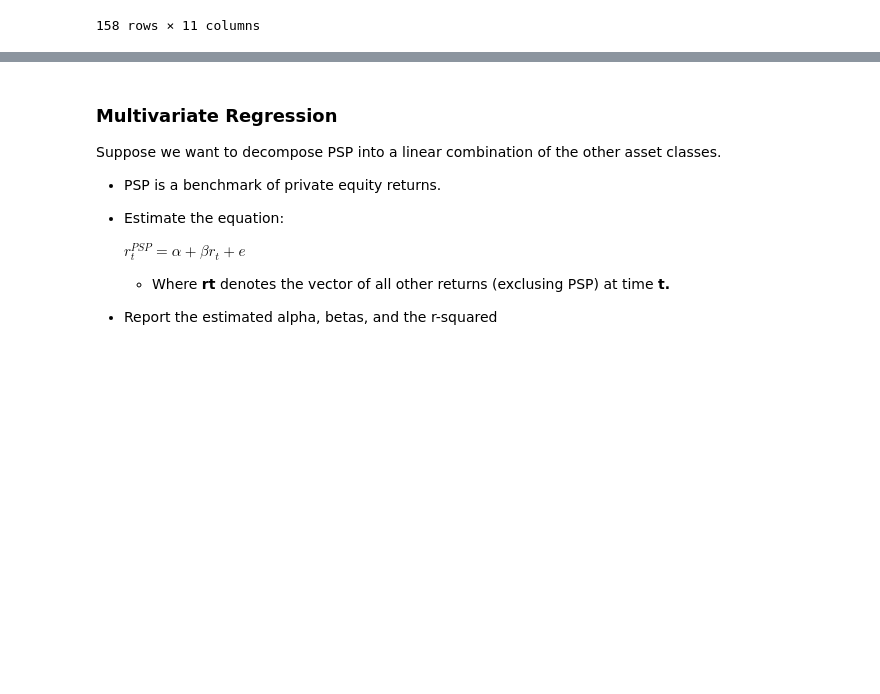
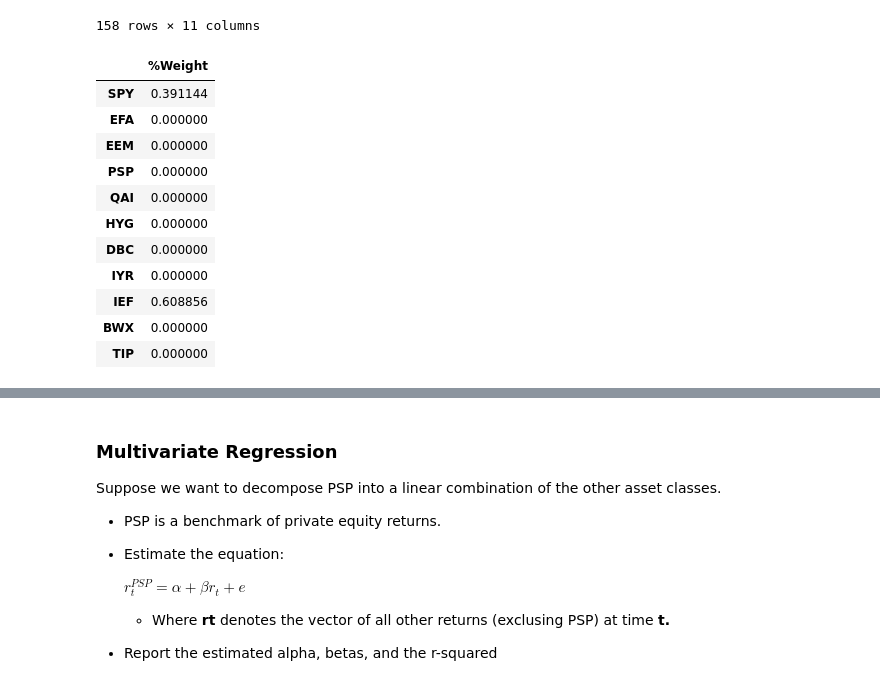
Before and after one commit to dcstein22/economics, a Jupyter notebook: homework_2.ipynb, the cells around one changed output, grey strips where cells are left out. Drawn from its saved outputs; the diff is of its cells as text; code cells hidden in the pictures; blank space fills up the shorter version.

```diff
--- a/homework_2.ipynb
+++ b/homework_2.ipynb
@@ -170,6 +170,30 @@ rets_excess
 | 2022-04-30 | -0.087479 | -0.067101 | -0.061061 | -0.125388 | -0.033108 | -0.041513 | 0.056699 | -0.041014 | -0.041992 | -0.069406 | -0.021540 |
 | 2022-05-31 | -0.054868 | -0.013247 | -0.029831 | -0.044050 | -0.017009 | -0.023135 | 0.015047 | -0.086066 | 0.010676 | -0.000076 | -0.013325 |
 158 rows × 11 columns
+# %%
+Ntime, Nassets = rets_excess.shape
+# %%
+# Optimal Portfolio Via Non-Negative Least Squares Regression
+
+beta = LinearRegression(fit_intercept = False, positive = True).fit(rets_excess, np.ones((Ntime, 1))).coef_.transpose()
+# %%
+beta /= beta.sum()
+# %%
+beta = pd.DataFrame(beta, index = rets_excess.columns, columns= ['%Weight'])
+beta
+# %% [output]
+|  | %Weight |
+| SPY | 0.391144 |
+| EFA | 0.000000 |
+| EEM | 0.000000 |
+| PSP | 0.000000 |
+| QAI | 0.000000 |
+| HYG | 0.000000 |
+| DBC | 0.000000 |
+| IYR | 0.000000 |
+| IEF | 0.608856 |
+| BWX | 0.000000 |
+| TIP | 0.000000 |
 # %%
 # Calculating the correlation
 
```
Also changed, not shown: parts of 9 cells of this notebook, 2 other files.
